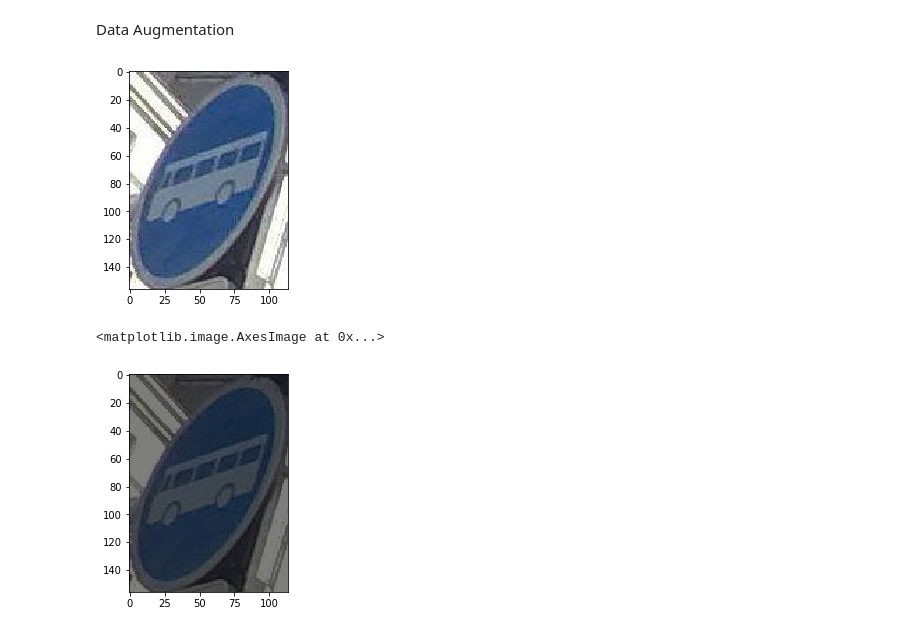
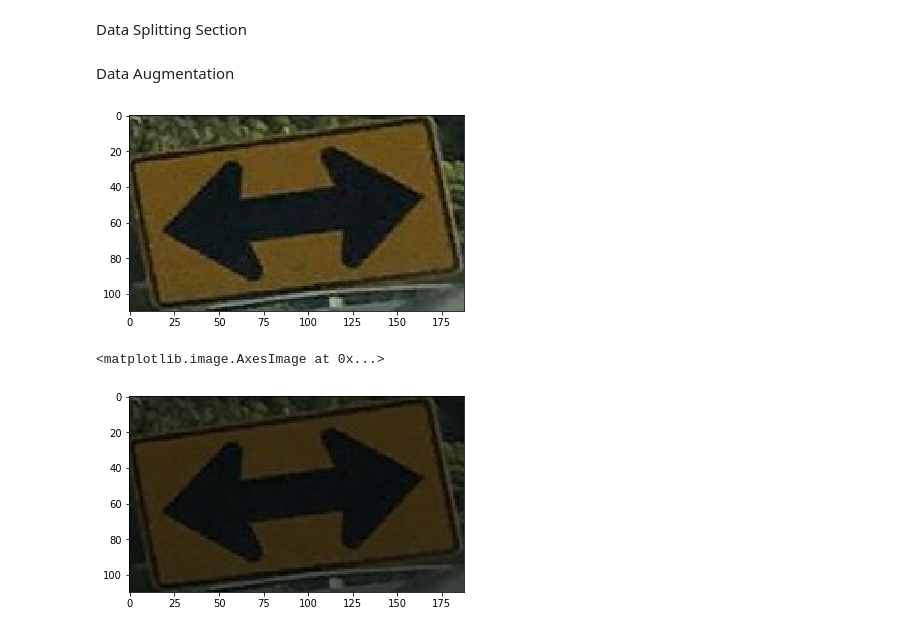
Before and after one commit to carsonljc/APS360-Project, a Jupyter notebook: Data_processing.ipynb, the cells around one changed output. Cells and saved outputs as stored; diff of their text form; code cells hidden in the pictures.

Commit message:
Update Data_processing.ipynb
Updated to process newly hand selected dataset

```diff
--- a/Data_processing.ipynb
+++ b/Data_processing.ipynb
@@ -158,2 +90,4 @@ regulatory--stop--g1                                         1383 images
 regulatory--no-entry--g1                                     1924 images
 regulatory--yield--g1                                        2693 images
+# %% [markdown]
+Data Splitting Section
@@ -191,16 +186,16 @@ def test_gamma(image_array: ndarray):
     gain = 0.5
     return exposure.adjust_gamma(image_array, gamma=gamma, gain=gain)
 # %%
-test = "C:\\jeremy\\Assignments\\APS360\\Project\\split_unique_dataset_test\\train\\regulatory--buses-only--g1\\1bj4s7t8b4abiwqp89arew.jpg"
+test = "C:\\jeremy\\Assignments\\APS360\\Project\\mtsd_hand_selected_cropped_dataset\\split_augmented_mtsd_hand_selected_cropped_dataset\\train\\complementary--both-directions--g1\\0amc10qj8c2yp3ifw4ej10.jpg"
 image_to_transform = io.imread(test)
 trans_test = test_gamma(image_to_transform)
 plt.imshow(image_to_transform)
 plt.show()
 plt.imshow(trans_test)
 # %% [output]
-[figure, old version]
+[figure, new version]
 <matplotlib.image.AxesImage at 0x...>
-[figure, old version]
+[figure, new version]
 # %%
 
 import os
```
Also changed, not shown: parts of 19 cells of this notebook.
